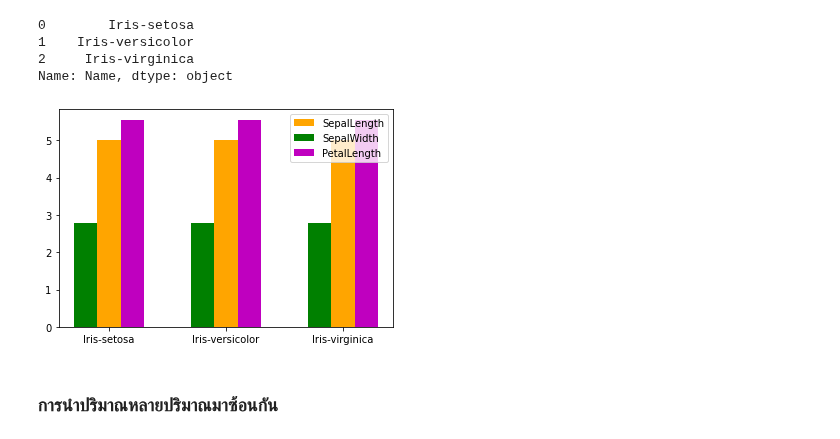
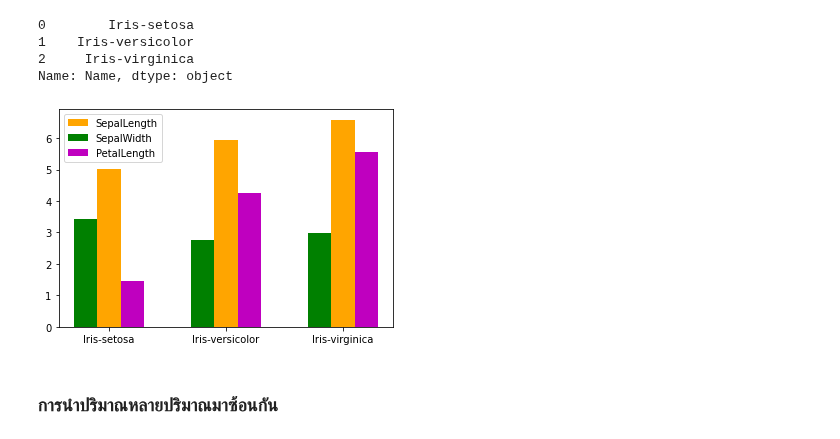
Before and after one commit to chutimaq/BasicProg_DataViz65, a Jupyter notebook: DataViz04_Data_Comparison.ipynb, the cells around one changed output. Cells and saved outputs as stored; diff of their text form; code cells hidden in the pictures.

```diff
--- a/DataViz04_Data_Comparison.ipynb
+++ b/DataViz04_Data_Comparison.ipynb
@@ -276,16 +276,16 @@ Name: Name, dtype: object
 # %%
 width = 0.2
 
-plt.bar([1,2,3],sample_data['SepalLength'][0],width,color=['orange'],label='SepalLength')
-plt.bar([1-width, 2-width, 3-width],sample_data['SepalWidth'][1],width,color=['g'],label='SepalWidth')
-plt.bar([1+width, 2+width, 3+width],sample_data['PetalLength'][2],width,color=['m'],label='PetalLength')
-#plt.bar([1-width, 2-width, 3-width],sample_data['PetalWidth'][2],width,color=['b'],label='PetalWidth')
+plt.bar([1,2,3],sample_data['SepalLength'],width,color=['orange'],label='SepalLength')
+plt.bar([1-width, 2-width, 3-width],sample_data['SepalWidth'],width,color=['g'],label='SepalWidth')
+plt.bar([1+width, 2+width, 3+width],sample_data['PetalLength'],width,color=['m'],label='PetalLength')
+#plt.bar([1-width, 2-width, 3-width],sample_data['PetalWidth'],width,color=['b'],label='PetalWidth')
 
 
 plt.xticks([1,2,3], sample_data.reset_index()['Name'])
 plt.legend();
 # %% [output]
-[figure, old version]
+[figure, new version]
 # %% [markdown]
 ### การนำปริมาณหลายปริมาณมาซ้อนกัน
 # %% [markdown]
```
